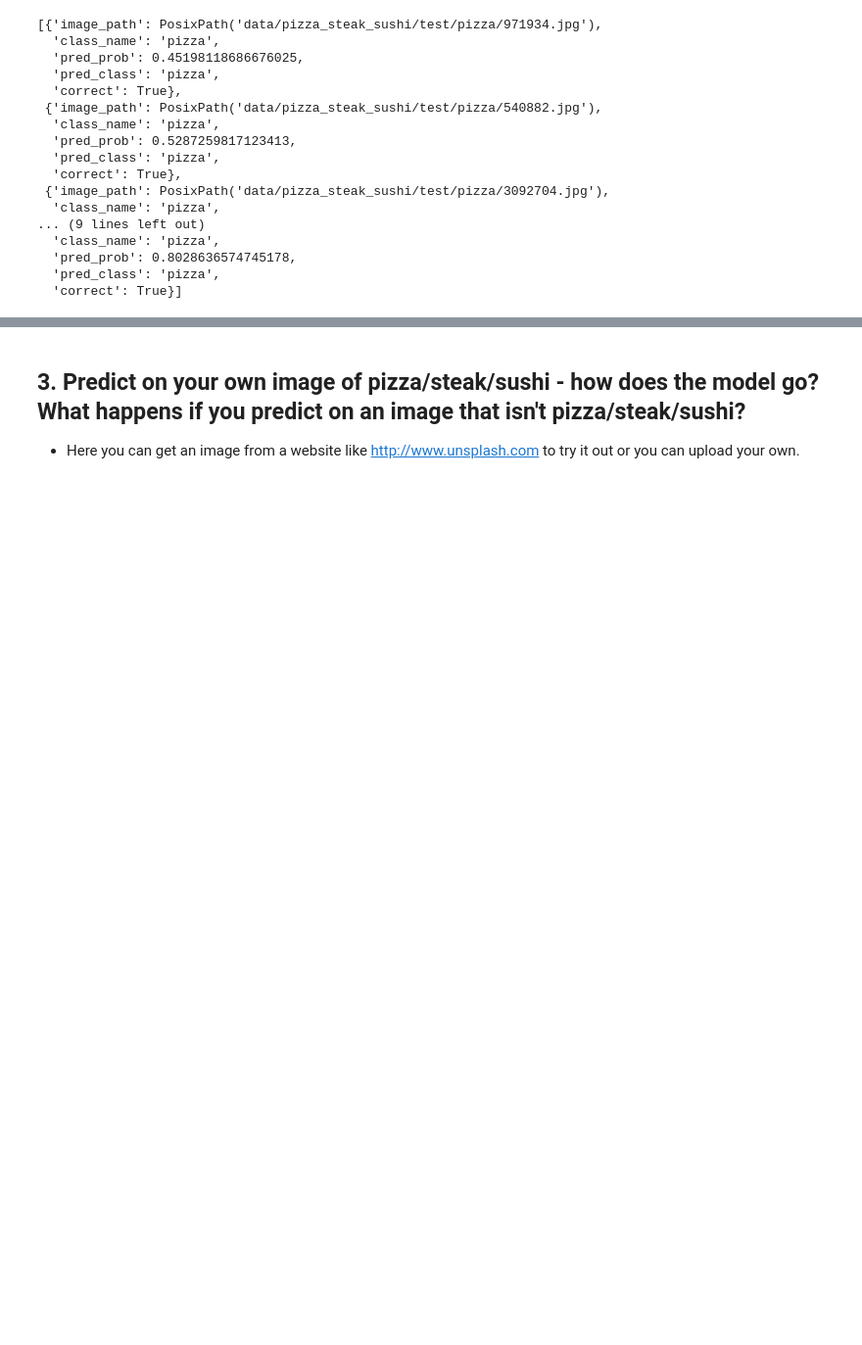
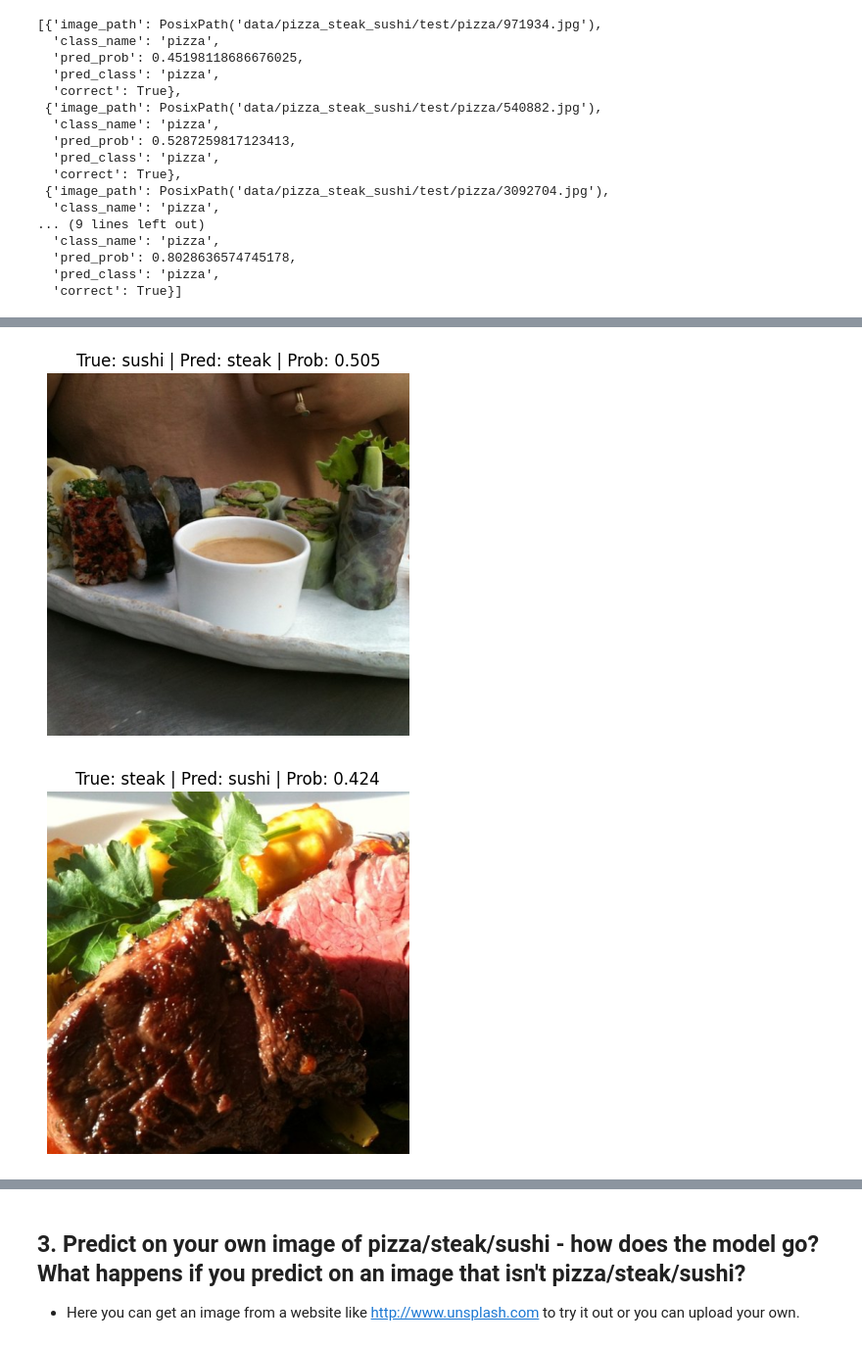
Before and after one commit to deductiveclouds/Pytorch, a Jupyter notebook: extras/exercises/06_pytorch_transfer_learning_exercises.ipynb, the cells around one changed output, grey strips where cells are left out. Shown at 98% size. Drawn from its saved outputs; the diff is of its cells as text; code cells hidden in the pictures; blank space fills up the shorter version.

```diff
--- a/extras/exercises/06_pytorch_transfer_learning_exercises.ipynb
+++ b/extras/exercises/06_pytorch_transfer_learning_exercises.ipynb
@@ -300,3 +300,9 @@ test_pred_list[:5]
   'pred_prob': 0.8028636574745178,
   'pred_class': 'pizza',
   'correct': True}]
+# %%
+import pandas as pd
+
+test_pred_df = pd.DataFrame(data=test_pred_list)
+top_5_wrong = test_pred_df.sort_values(by=['correct', 'pred_prob'], ascending=[True, False]).head(n=5)
+top_5_wrong
@@ -302,0 +316,17 @@ test_pred_list[:5]
+# %%
+import torchvision
+import matplotlib.pyplot as plt
+
+for row in top_5_wrong.iterrows():
+  image_path = row[1][0]
+  true_label = row[1][1]
+  pred_prob = row[1][2]
+  pred_class = row[1][3]
+  image = torchvision.io.read_image(image_path)
+  plt.figure()
+  plt.imshow(image.permute(1, 2, 0))
+  plt.title(f'True: {true_label} | Pred: {pred_class} | Prob: {pred_prob:.3f}')
+  plt.axis(False);
+# %% [output]
+[figure, added]
+[figure, added]
```
Also changed, not shown: parts of 2 cells of this notebook.
